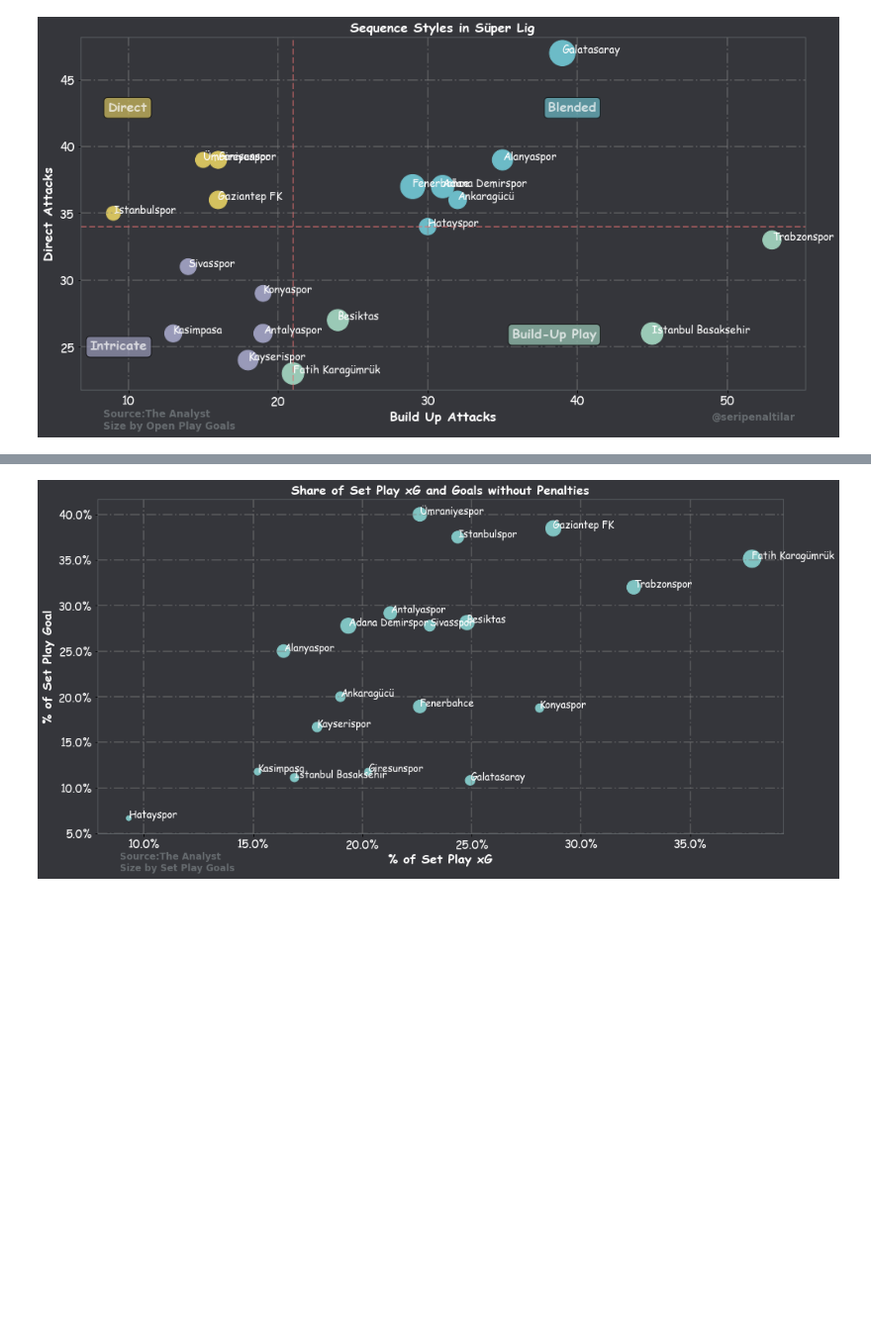
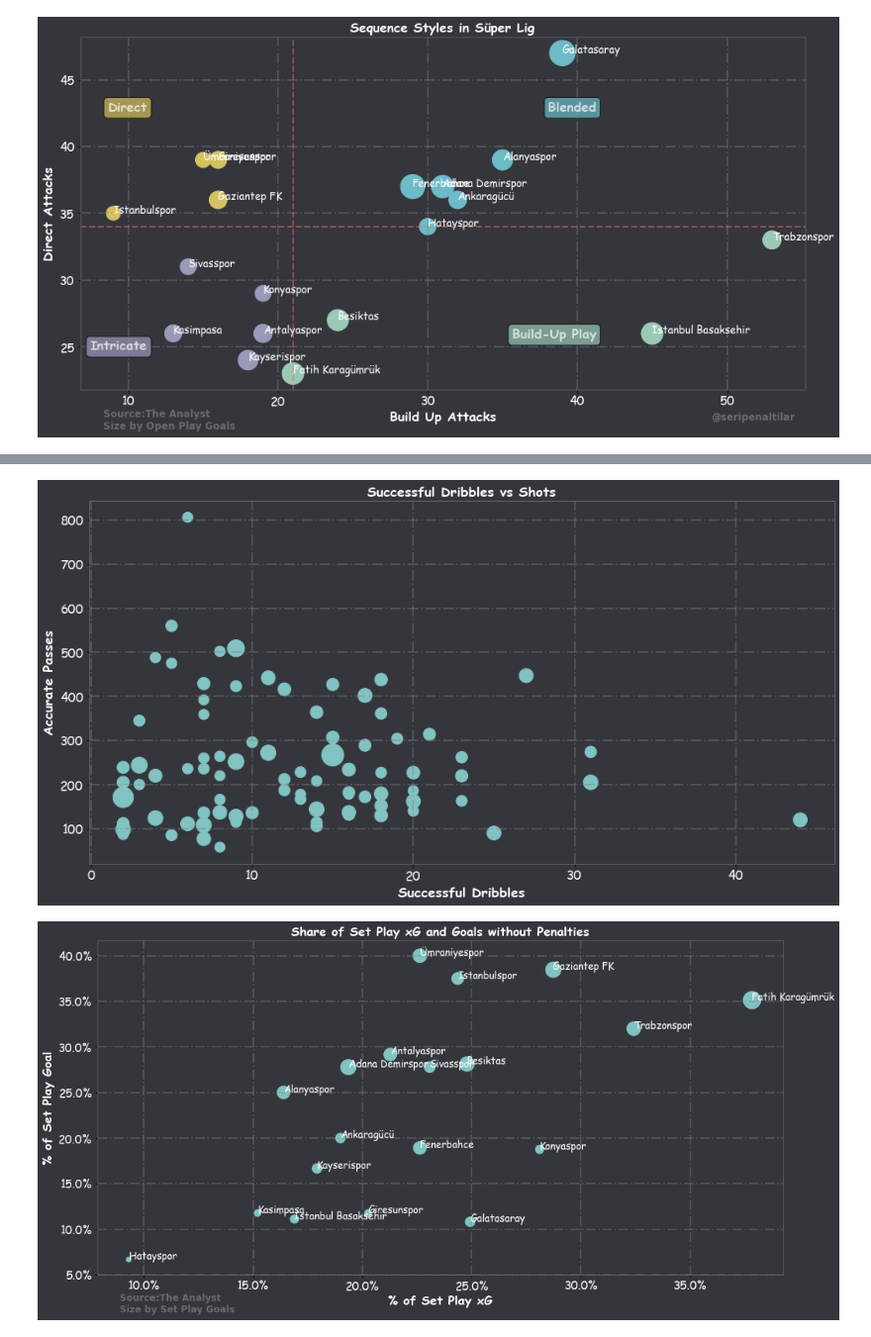
Before and after one commit to cabulut/totalfootball, a Jupyter notebook: Besiktas xG vs Goal flow chart.ipynb, the cells around one changed output, grey strips where cells are left out. Shown at 99% size. Saved outputs shown, nothing was run; the diff lists cells and outputs as text; code cells hidden in the pictures; blank space fills up the shorter version.

```diff
--- a/Besiktas xG vs Goal flow chart.ipynb
+++ b/Besiktas xG vs Goal flow chart.ipynb
@@ -881,3 +881,5 @@ plt.figtext(0.15,0.04,"Source:The Analyst\nSize by Open Play Goals",fontsize=12,
 plt.show()
 # %% [output]
 [figure]
+# %%
+df = pd.read_csv('stsl_2.csv')
@@ -883,0 +902,42 @@ plt.show()
+# %%
+# creating scatter
+fig,ax = plt.subplots(figsize=(16,8))
+fig.patch.set_facecolor('#35363b')
+
+ax.scatter(df['Successful Dribbles'],df['Accurate Passes'],c='#80c3c2',s=df['Shots']*10)
+
+
+ax.set_facecolor(color='#35363b')
+ax.spines[['left','bottom','right','top']].set_color('#676c70')
+ax.grid(b = True, color ='grey',
+            linestyle ='-.', linewidth = 2,
+            alpha = 0.4)
+
+font = {'family': 'Comic Sans MS',
+       'color': 'white',
+       'weight': 'bold',
+       'size': 16
+       }
+
+#for x in df['Team']:
+    #ax.annotate(x,(df[df['Team']==x]['set_xg'],
+                   #df[df['Team']==x]['set_goal']),c='white',size=13,family='Comic Sans MS')
+
+
+ax.set_xlabel('Successful Dribbles', fontdict=font)
+ax.set_ylabel('Accurate Passes', fontdict=font)
+plt.xticks(fontsize=15,c='white',family='Comic Sans MS')
+plt.yticks(fontsize=15,c='white',family='Comic Sans MS')
+
+
+plt.title("Successful Dribbles vs Shots",fontdict=font)
+#plt.figtext(0.80,0.06,"@seripenaltilar",fontsize=12,fontweight='bold',color='#676c70')
+#plt.figtext(0.15,0.04,"Source:The Analyst\nSize by Set Play Goals",fontsize=12,fontweight='bold',color='#676c70')
+
+#ax.xaxis.set_major_formatter(mtick.PercentFormatter())
+#ax.yaxis.set_major_formatter(mtick.PercentFormatter())
+
+
+plt.show()
+# %% [output]
+[figure, added]
```
Also changed, not shown: parts of 2 cells of this notebook, 1 other file.
